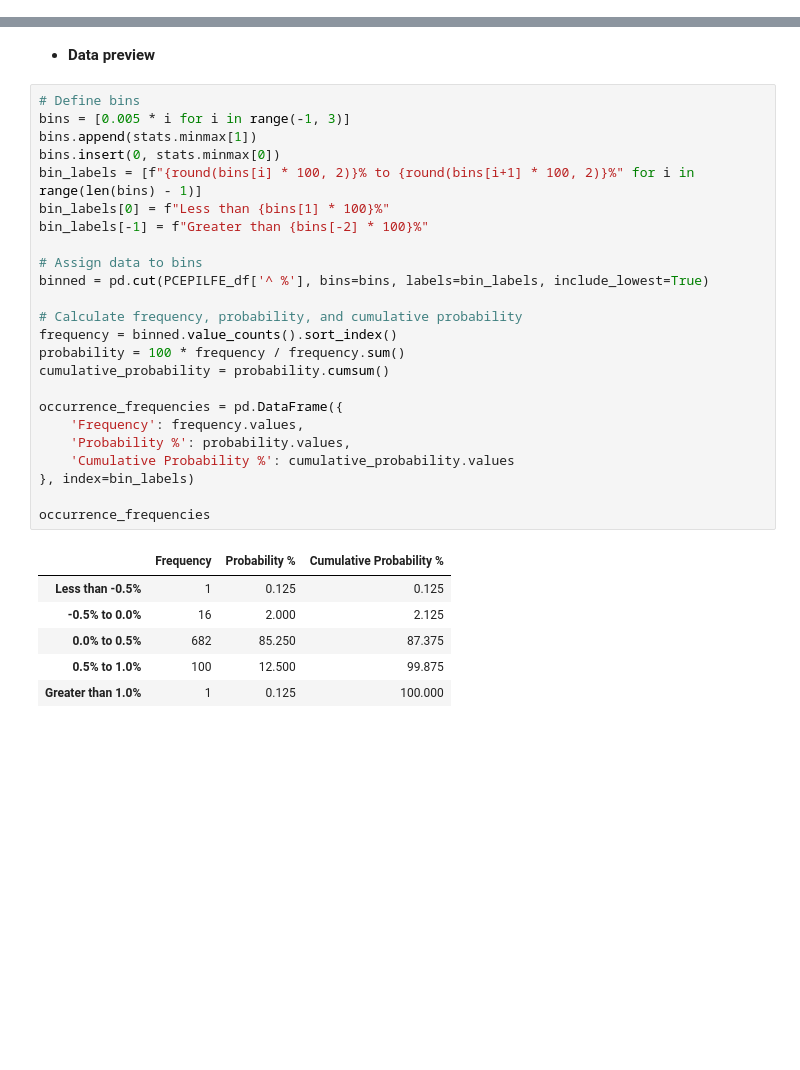
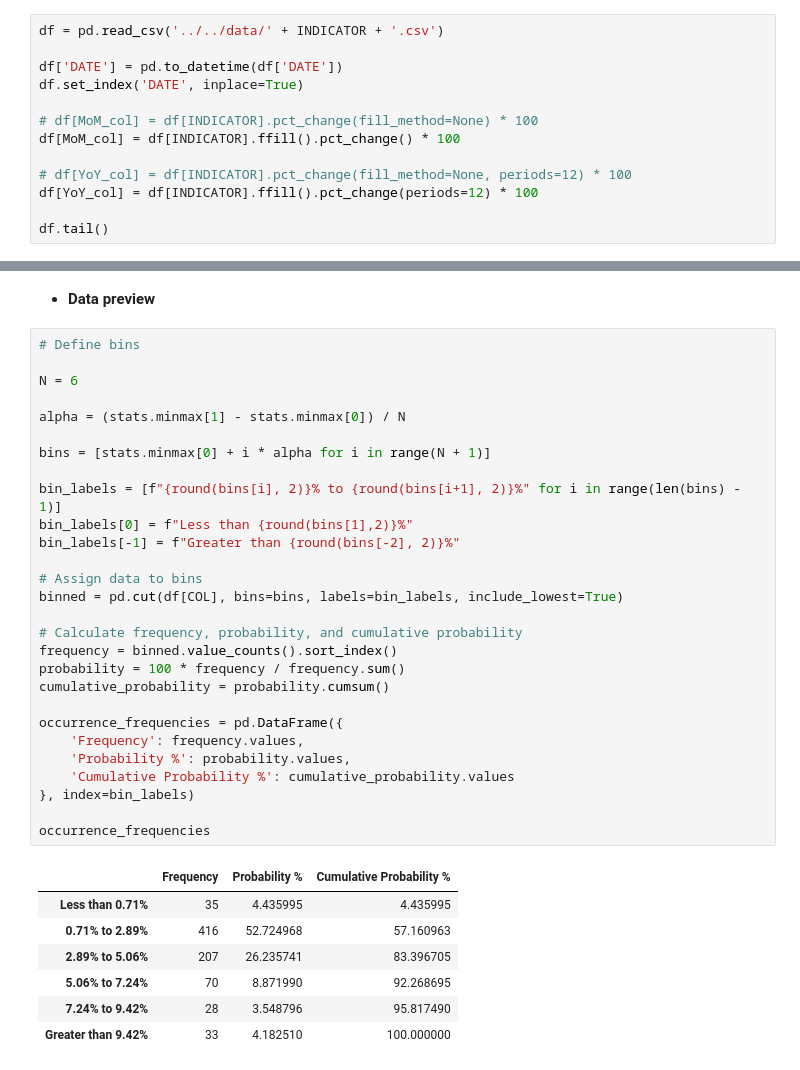
Before and after one commit to mod7ex/macro, a Jupyter notebook: macro-indices/inflation/index.ipynb, the cells around one changed output, grey strips where cells are left out. Saved outputs shown, nothing was run; the diff lists cells and outputs as text; blank space fills up the shorter version.

```diff
--- a/Endogenous/PCE/PCEPILFE.ipynb
+++ b/macro-indices/inflation/index.ipynb
@@ -32,0 +22,13 @@ Average change is 0.26339964002544225%
+# %%
+df = pd.read_csv('../../data/' + INDICATOR + '.csv')
+
+df['DATE'] = pd.to_datetime(df['DATE'])
+df.set_index('DATE', inplace=True)
+
+# df[MoM_col] = df[INDICATOR].pct_change(fill_method=None) * 100
+df[MoM_col] = df[INDICATOR].ffill().pct_change() * 100
+
+# df[YoY_col] = df[INDICATOR].pct_change(fill_method=None, periods=12) * 100
+df[YoY_col] = df[INDICATOR].ffill().pct_change(periods=12) * 100
+
+df.tail()
@@ -115,33 +190,38 @@ pd.DataFrame(
 - **Data preview**
 # %%
 # Define bins
-bins = [0.005 * i for i in range(-1, 3)]
-bins.append(stats.minmax[1])
-bins.insert(0, stats.minmax[0])
-bin_labels = [f"{round(bins[i] * 100, 2)}% to {round(bins[i+1] * 100, 2)}%" for i in range(len(bins) - 1)]
-bin_labels[0] = f"Less than {bins[1] * 100}%"
-bin_labels[-1] = f"Greater than {bins[-2] * 100}%"
+
+N = 6
+
+alpha = (stats.minmax[1] - stats.minmax[0]) / N
+
+bins = [stats.minmax[0] + i * alpha for i in range(N + 1)]
+
+bin_labels = [f"{round(bins[i], 2)}% to {round(bins[i+1], 2)}%" for i in range(len(bins) - 1)]
+bin_labels[0] = f"Less than {round(bins[1],2)}%"
+bin_labels[-1] = f"Greater than {round(bins[-2], 2)}%"
 
 # Assign data to bins
-binned = pd.cut(PCEPILFE_df['^ %'], bins=bins, labels=bin_labels, include_lowest=True)
+binned = pd.cut(df[COL], bins=bins, labels=bin_labels, include_lowest=True)
 
 # Calculate frequency, probability, and cumulative probability
 frequency = binned.value_counts().sort_index()
 probability = 100 * frequency / frequency.sum()
 cumulative_probability = probability.cumsum()
 
 occurrence_frequencies = pd.DataFrame({
     'Frequency': frequency.values,
     'Probability %': probability.values,
     'Cumulative Probability %': cumulative_probability.values
 }, index=bin_labels)
 
 occurrence_frequencies
 # %% [output]
 |  | Frequency | Probability % | Cumulative Probability % |
-| Less than -0.5% | 1 | 0.125 | 0.125 |
-| -0.5% to 0.0% | 16 | 2.000 | 2.125 |
-| 0.0% to 0.5% | 682 | 85.250 | 87.375 |
-| 0.5% to 1.0% | 100 | 12.500 | 99.875 |
-| Greater than 1.0% | 1 | 0.125 | 100.000 |
+| Less than 0.71% | 35 | 4.435995 | 4.435995 |
+| 0.71% to 2.89% | 416 | 52.724968 | 57.160963 |
+| 2.89% to 5.06% | 207 | 26.235741 | 83.396705 |
+| 5.06% to 7.24% | 70 | 8.871990 | 92.268695 |
+| 7.24% to 9.42% | 28 | 3.548796 | 95.817490 |
+| Greater than 9.42% | 33 | 4.182510 | 100.000000 |
 # %%
```
Also changed, not shown: parts of 18 cells of this notebook, 8 other files.
